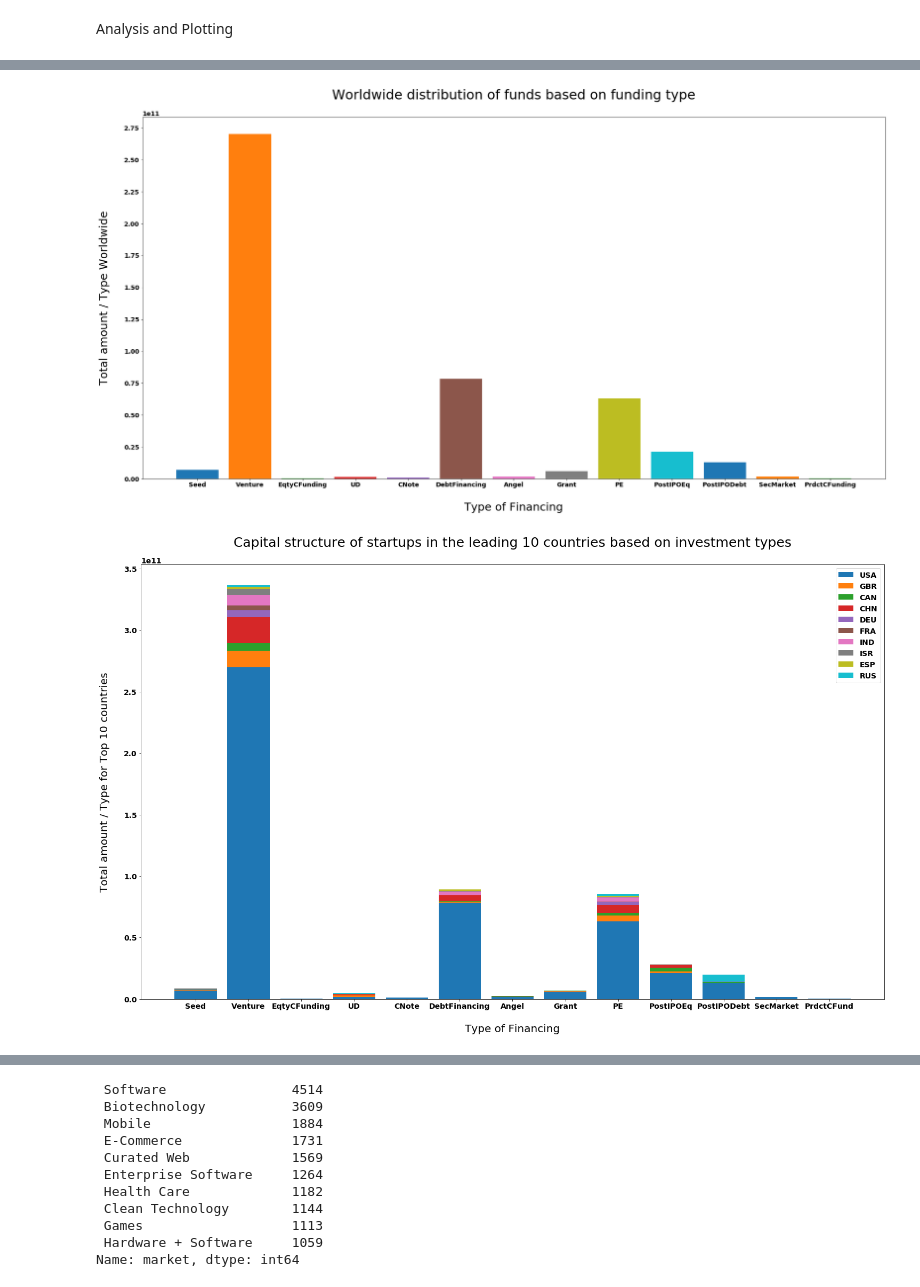
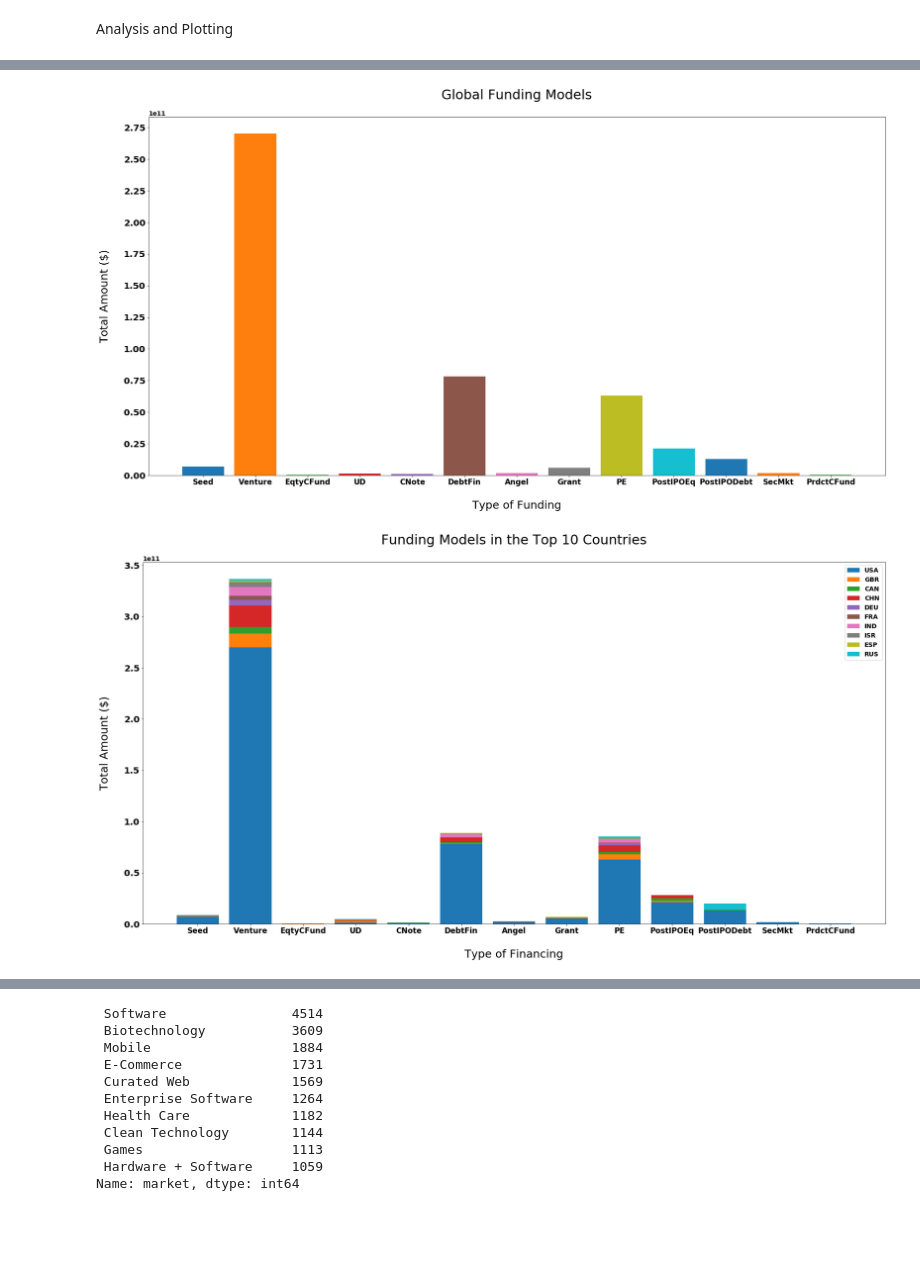
Before and after one commit to EricBui0201/Data_Analytics_Projects, a Jupyter notebook: Global Startup Ecosystem/Jupyter BN Files/GSE_KaggleDS.ipynb, the cells around one changed output, grey strips where cells are left out. Cells and saved outputs as stored; diff of their text form; code cells hidden in the pictures; blank space fills up the shorter version.

Commit message:
Startup Eco Project img adj

```diff
--- a/Global Startup Ecosystem/Jupyter BN Files/GSE_KaggleDS.ipynb
+++ b/Global Startup Ecosystem/Jupyter BN Files/GSE_KaggleDS.ipynb
@@ -183,16 +192,18 @@ x=df_fund.loc[df.country_code.value_counts().head(10).index.to_list()]
 # %%
 #PLOT:Distribution of funds based on funding type for top 10 countries
 mpl.rcParams['font.size'] = 14
-labels = ['Seed', 'Venture', 'EqtyCFunding', 'UD', 'CNote','DebtFinancing','Angel','Grant','PE','PostIPOEq','PostIPODebt','SecMarket','PrdctCFunding']
+labels = ['Seed', 'Venture', 'EqtyCFund', 'UD', 'CNote','DebtFin','Angel','Grant','PE','PostIPOEq','PostIPODebt','SecMkt','PrdctCFund']
 fig,ax=plt.subplots(figsize=(30,15))
 for i in range(len(labels)):
     ax.bar(labels[i],x.iloc[:,(i)])
 ax.yaxis.set_ticks(np.arange(0, 300000000000, 25000000000))
-ax.set_xlabel('\nType of Financing', fontsize=25)
-ax.set_ylabel('Total amount / Type Worldwide\n', fontsize=25)
-ax.set_title('Worldwide distribution of funds based on funding type\n', fontsize=30);
+ax.set_xlabel('\nType of Funding', fontsize=25)
+ax.set_ylabel('Total Amount ($)\n', fontsize=25)
+ax.set_title('Global Funding Models\n', fontsize=30)
+plt.xticks(fontsize= 17)
+plt.yticks(fontsize= 20);
 # %% [output]
-[figure, old version]
+[figure, new version]
 # %%
 #PLOT:Distribution of funds based on funding type for each of the Top 10 Countries
 rc('font', weight='bold')
@@ -216,39 +227,41 @@ x7=x.iloc[7,:].to_list()
 x8=x.iloc[8,:].to_list()
 x9=x.iloc[9,:].to_list()
 
 bars_1=np.add(x0,x1).tolist()
 bars_2=np.add(bars_1,x2).tolist()
 bars_3=np.add(bars_2,x3).tolist()
 bars_4=np.add(bars_3,x4).tolist()
 bars_5=np.add(bars_4,x5).tolist()
 bars_6=np.add(bars_5,x6).tolist()
 bars_7=np.add(bars_6,x7).tolist()
 bars_8=np.add(bars_7,x8).tolist()
 
 barWidth = 1
-labels_2 = ['Seed', 'Venture', 'EqtyCFunding', 'UD', 'CNote','DebtFinancing','Angel','Grant','PE','PostIPOEq','PostIPODebt','SecMarket','PrdctCFund']
+labels_2 = ['Seed', 'Venture', 'EqtyCFund', 'UD', 'CNote','DebtFin','Angel','Grant','PE','PostIPOEq','PostIPODebt','SecMkt','PrdctCFund']
 
 
-fig,ax=plt.subplots(figsize=(25,15))
+fig,ax=plt.subplots(figsize=(30,15))
 
 ax.bar(r,x0)
 ax.bar(r,x1, bottom=x0)
 ax.bar(r,x2, bottom=bars_1)
 ax.bar(r,x3, bottom=bars_2)
 ax.bar(r,x4, bottom=bars_3)
 ax.bar(r,x5, bottom=bars_4)
 ax.bar(r,x6, bottom=bars_5)
 ax.bar(r,x7, bottom=bars_6)
 ax.bar(r,x8, bottom=bars_7)
 ax.bar(r,x9, bottom=bars_8)
 
 plt.xticks(r, labels_2, fontweight='bold', fontsize=14)
 plt.legend(labels)
-ax.set_xlabel('\nType of Financing', fontsize=20)
-ax.set_ylabel('Total amount / Type for Top 10 countries\n', fontsize=20)
-ax.set_title('Capital structure of startups in the leading 10 countries based on investment types\n', fontsize=25);
+ax.set_xlabel('\nType of Financing', fontsize=25)
+ax.set_ylabel('Total Amount ($)\n', fontsize=25)
+ax.set_title('Funding Models in the Top 10 Countries\n', fontsize=30)
+plt.xticks(fontsize= 17)
+plt.yticks(fontsize= 20);
 # %% [output]
-[figure, old version]
+[figure, new version]
 # %%
 #PLOT:Distribution of funds based on funding type for each of the Top 9 Countries after USA
 rc('font', weight='bold')
```
Also changed, not shown: parts of 7 cells of this notebook, 12 other files.
